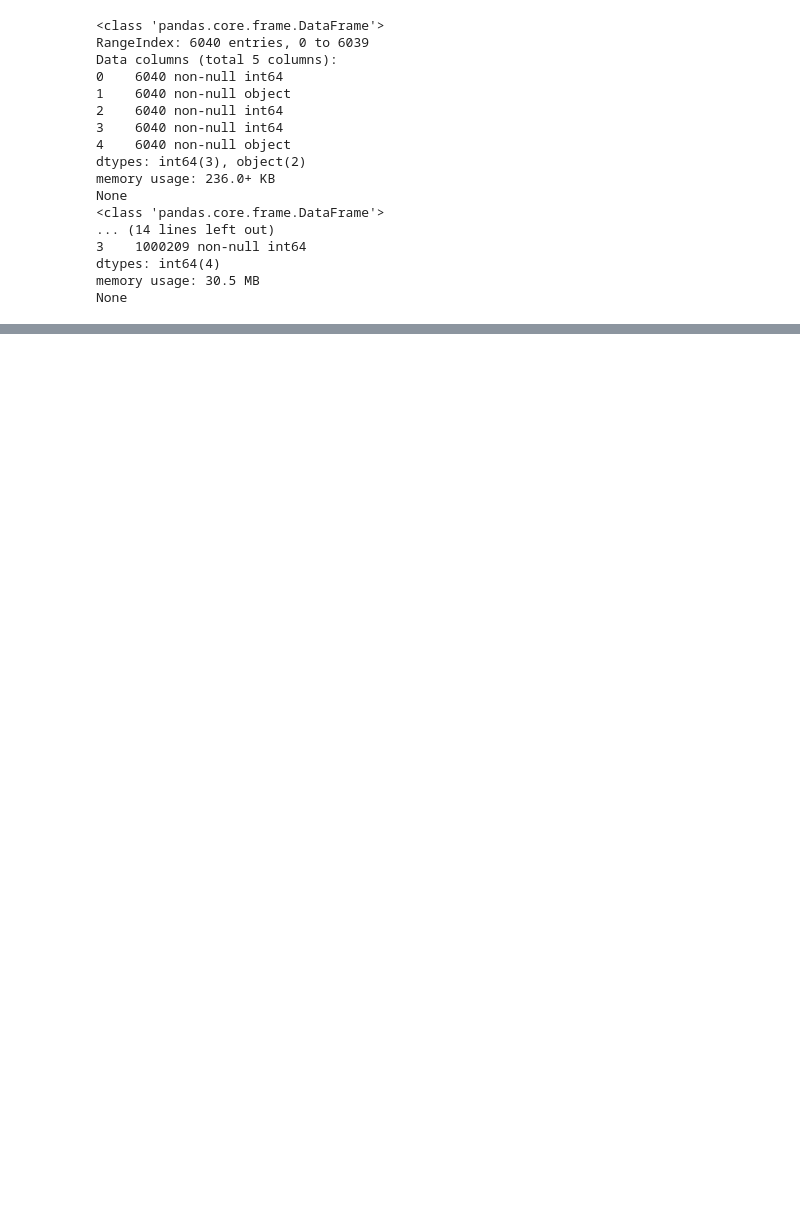
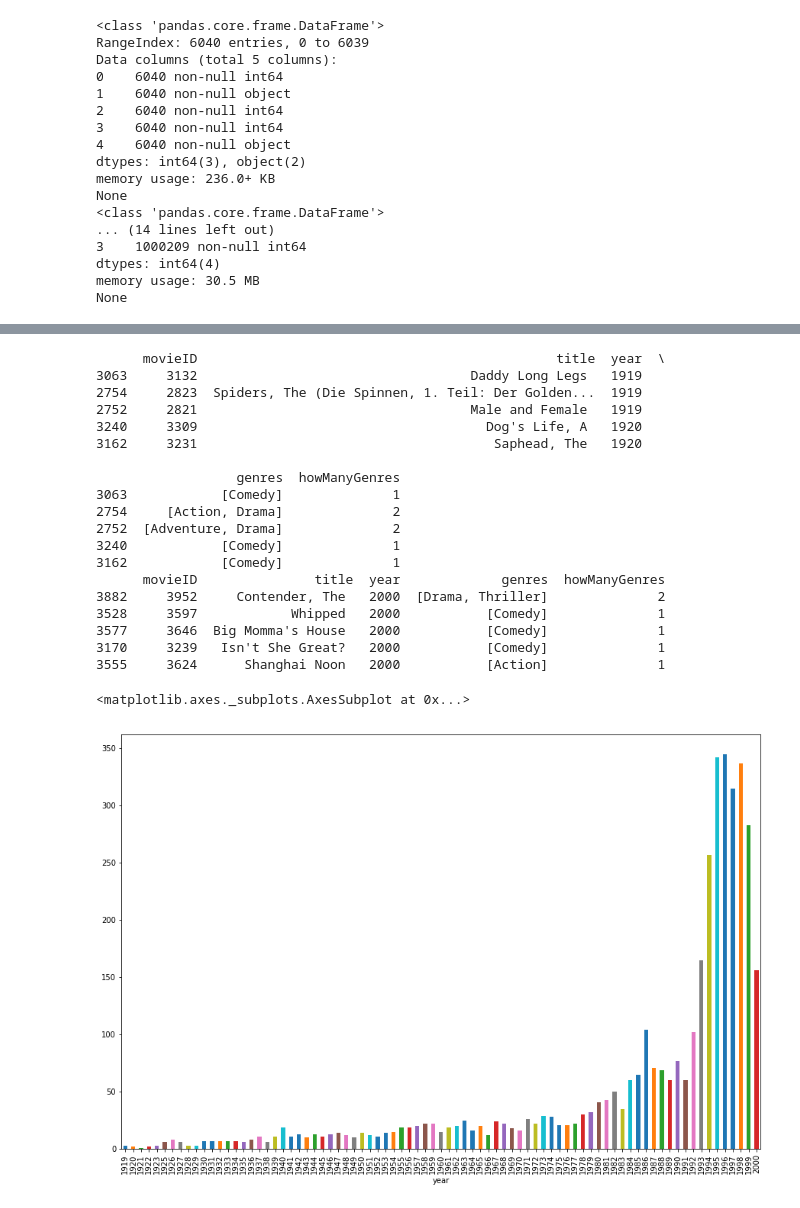
Before and after one commit to nicolagennaro/pussy-project, a Jupyter notebook: Movies.ipynb, the cells around one changed output, grey strips where cells are left out. Drawn from its saved outputs; the diff is of its cells as text; code cells hidden in the pictures; blank space fills up the shorter version.

```diff
--- a/Movies.ipynb
+++ b/Movies.ipynb
@@ -93,0 +108,30 @@ print(procMoviesUniformHot.head())
+# %%
+# oldest movies
+print(procMovies.sort_values('year').head())
+# newest movies
+print(procMovies.sort_values('year',ascending=False).head())
+# how many movies for each year do we have?
+g=procMovies.groupby('year').size()
+g.plot.bar(figsize=(15,10))
+# %% [output]
+      movieID                                              title  year  \
+3063     3132                                   Daddy Long Legs   1919
+2754     2823  Spiders, The (Die Spinnen, 1. Teil: Der Golden...  1919
+2752     2821                                   Male and Female   1919
+3240     3309                                     Dog's Life, A   1920
+3162     3231                                      Saphead, The   1920
+
+                  genres  howManyGenres
+3063            [Comedy]              1
+2754     [Action, Drama]              2
+2752  [Adventure, Drama]              2
+3240            [Comedy]              1
+3162            [Comedy]              1
+      movieID               title  year             genres  howManyGenres
+3882     3952     Contender, The   2000  [Drama, Thriller]              2
+3528     3597            Whipped   2000           [Comedy]              1
+3577     3646  Big Momma's House   2000           [Comedy]              1
+3170     3239   Isn't She Great?   2000           [Comedy]              1
+3555     3624      Shanghai Noon   2000           [Action]              1
+<matplotlib.axes._subplots.AxesSubplot at 0x...>
+[figure, added]
```
Also changed, not shown: parts of 5 cells of this notebook.
